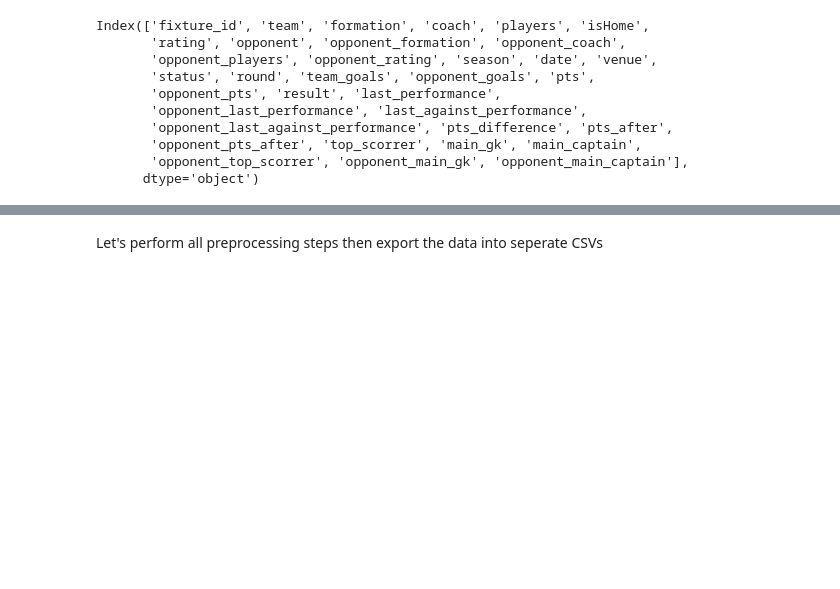
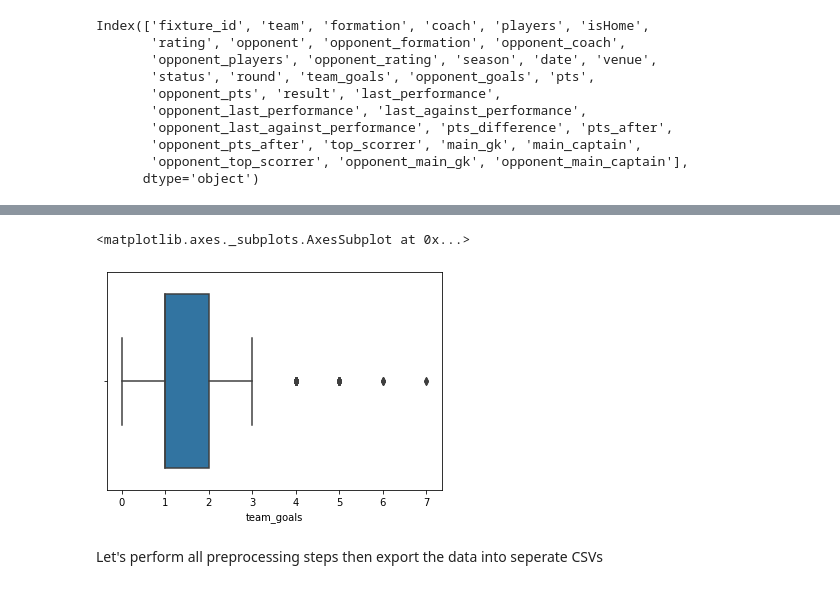
Before and after one commit to Link20222/SaudiLeague, a Jupyter notebook: Modeling.ipynb, the cells around one changed output, grey strips where cells are left out. Drawn from its saved outputs; the diff is of its cells as text; code cells hidden in the pictures; blank space fills up the shorter version.

```diff
--- a/Modeling.ipynb
+++ b/Modeling.ipynb
@@ -43,0 +70,5 @@ Index(['fixture_id', 'team', 'formation', 'coach', 'players', 'isHome',
+# %%
+sns.boxplot(x=df['team_goals'])
+# %% [output]
+<matplotlib.axes._subplots.AxesSubplot at 0x...>
+[figure, added]
```
Also changed, not shown: parts of 25 cells of this notebook, 4 other files.
